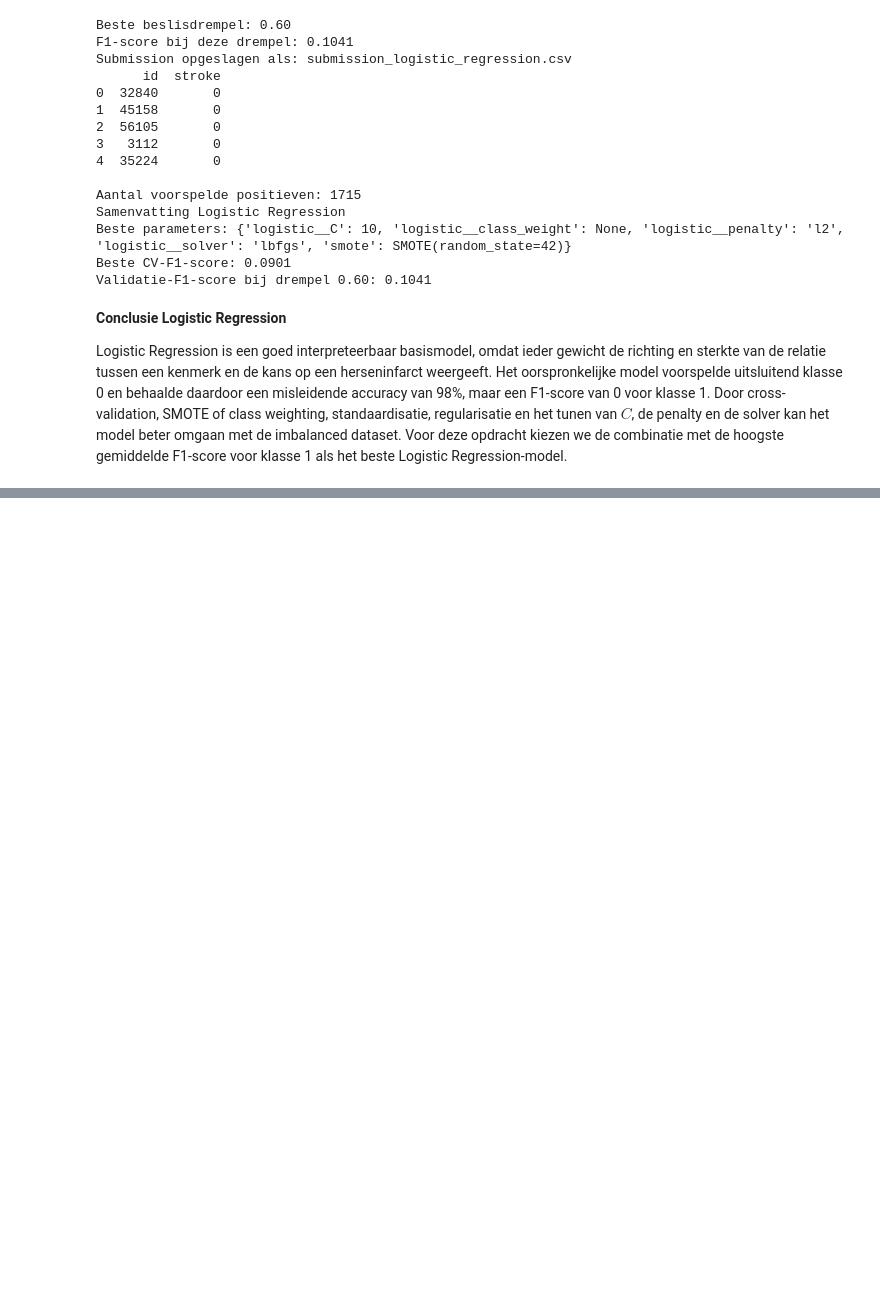
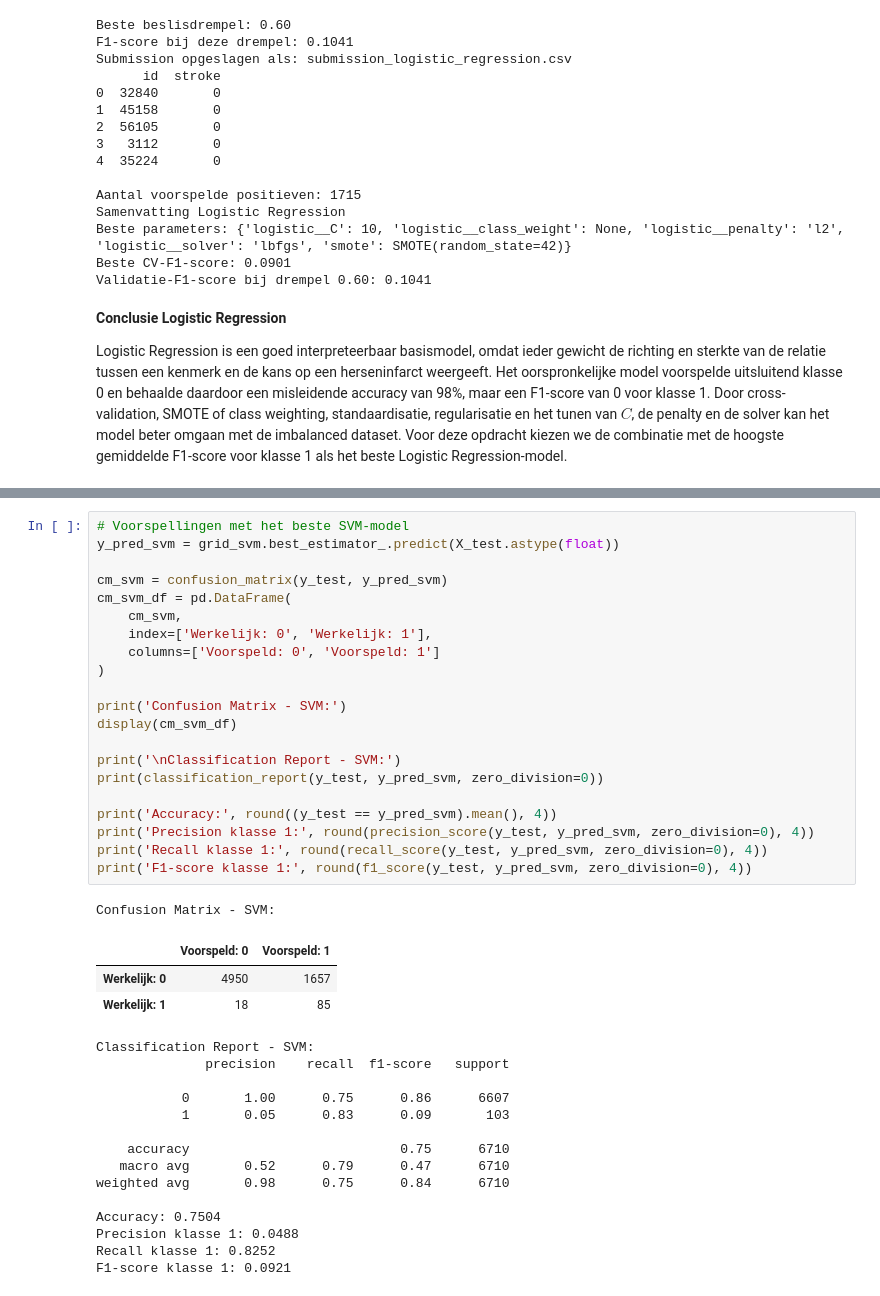
Before and after one commit to ArdaBagci/MachineLearning, a Jupyter notebook: opdracht1.ipynb, the cells around one changed output, grey strips where cells are left out. Cells and saved outputs as stored; diff of their text form; blank space fills up the shorter version.

```diff
--- a/opdracht1.ipynb
+++ b/opdracht1.ipynb
@@ -807,0 +1148,40 @@ Logistic Regression is een goed interpreteerbaar basismodel, omdat ieder gewicht
+# %%
+# Voorspellingen met het beste SVM-model
+y_pred_svm = grid_svm.best_estimator_.predict(X_test.astype(float))
+
+cm_svm = confusion_matrix(y_test, y_pred_svm)
+cm_svm_df = pd.DataFrame(
+    cm_svm,
+    index=['Werkelijk: 0', 'Werkelijk: 1'],
+    columns=['Voorspeld: 0', 'Voorspeld: 1']
+)
+
+print('Confusion Matrix - SVM:')
+display(cm_svm_df)
+
+print('\nClassification Report - SVM:')
+print(classification_report(y_test, y_pred_svm, zero_division=0))
+
+print('Accuracy:', round((y_test == y_pred_svm).mean(), 4))
+print('Precision klasse 1:', round(precision_score(y_test, y_pred_svm, zero_division=0), 4))
+print('Recall klasse 1:', round(recall_score(y_test, y_pred_svm, zero_division=0), 4))
+print('F1-score klasse 1:', round(f1_score(y_test, y_pred_svm, zero_division=0), 4))
+# %% [output]
+Confusion Matrix - SVM:
+|  | Voorspeld: 0 | Voorspeld: 1 |
+| Werkelijk: 0 | 4950 | 1657 |
+| Werkelijk: 1 | 18 | 85 |
+Classification Report - SVM:
+              precision    recall  f1-score   support
+
+           0       1.00      0.75      0.86      6607
+           1       0.05      0.83      0.09       103
+
+    accuracy                           0.75      6710
+   macro avg       0.52      0.79      0.47      6710
+weighted avg       0.98      0.75      0.84      6710
+
+Accuracy: 0.7504
+Precision klasse 1: 0.0488
+Recall klasse 1: 0.8252
+F1-score klasse 1: 0.0921
```
Also changed, not shown: parts of 6 cells of this notebook, 1 other file.
